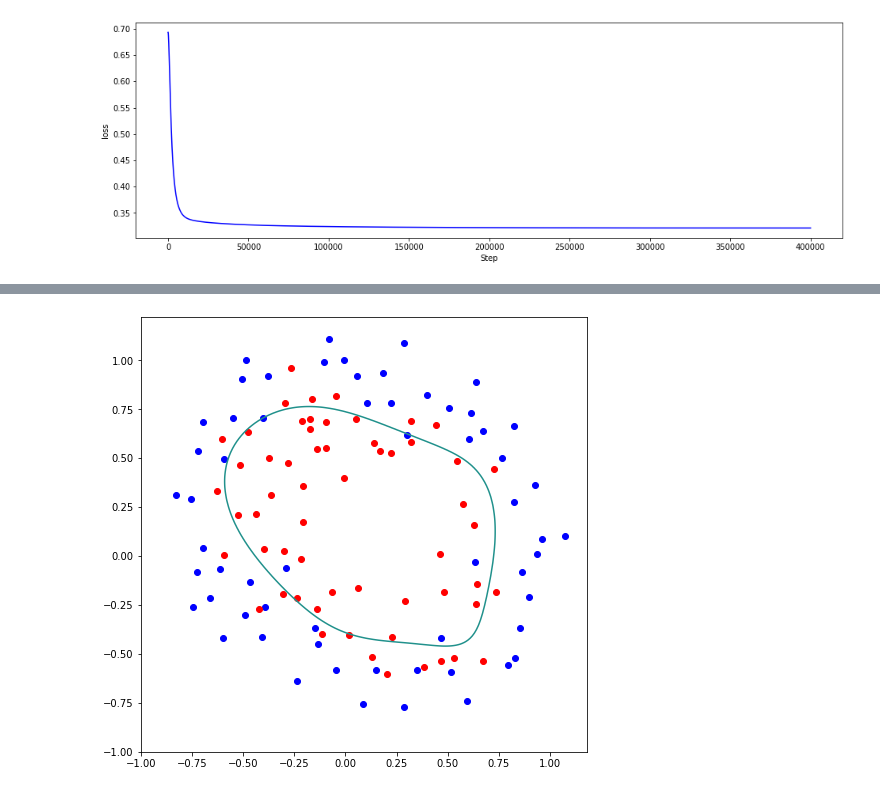
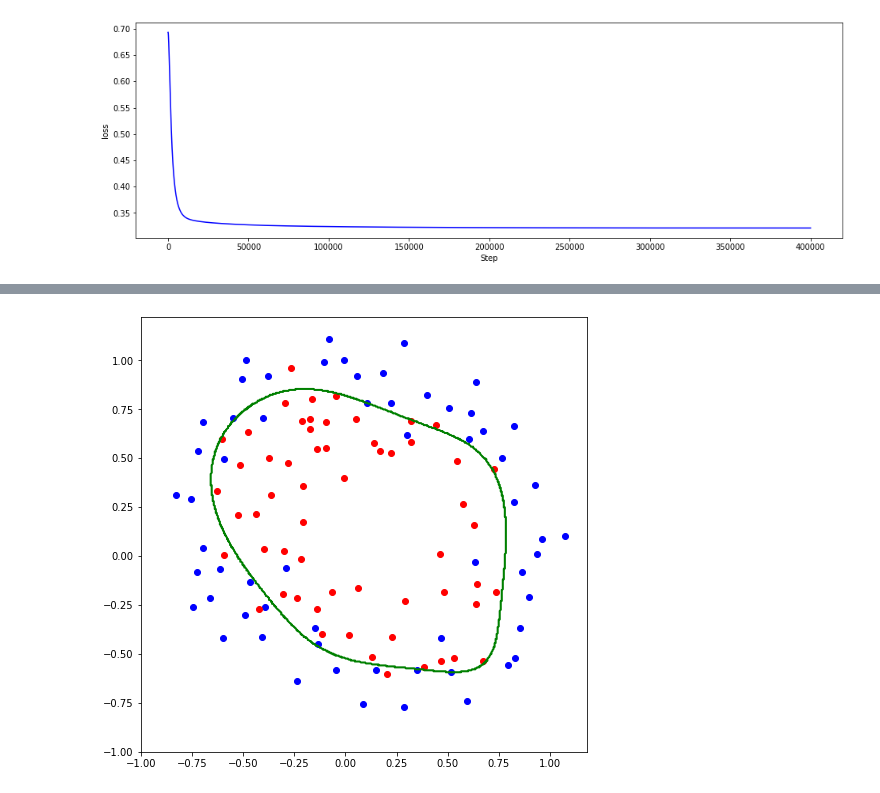
Before and after one commit to wonbeomjang/CAU54161-Machine-learning-class, a Jupyter notebook: Assignment_06/Assignment_06.ipynb, the cells around one changed output, grey strips where cells are left out. Cells and saved outputs as stored; diff of their text form; code cells hidden in the pictures.

```diff
--- a/Assignment_06/Assignment_06.ipynb
+++ b/Assignment_06/Assignment_06.ipynb
@@ -21,7 +21,7 @@ def BCELoss(pred: np.ndarray, label: np.ndarray):
     return -(label * np.log(pred) + (1 - label) * np.log(1 - pred)).mean(dtype=np.float64)
 
 class LearningRate:
-    def __init__(self, lr, epoch, step=1):
+    def __init__(self, lr, epoch, step=0):
         self._lr = lr
         self._step = step
         self._epoch = epoch
@@ -56,16 +56,18 @@ transformed_data.shape
 (118, 16)
 # %%
 from tqdm import tqdm
+
+epoch = 400000
+initial_lr = 1
+max_acc = 0
 
 lrs = []
 losses = []
 accuracys = []
 weights = []
 biases = []
-epoch = 400000
-e = 1e-20
-max_acc = 0
-learning_rate = LearningRate(1, epoch)
+
+learning_rate = LearningRate(initial_lr, epoch)
 model = Model()
 
 for step in tqdm(range(epoch)):
@@ -140,25 +175,14 @@ plt.show()
 # %%
-data    = np.genfromtxt("data-nonlinear.txt", delimiter=',')
-pointX  = data[:, 0]
-pointY  = data[:, 1]
-label   = data[:, 2]
-
-pointX0 = pointX[label == 0]
-pointY0 = pointY[label == 0]
-
-pointX1 = pointX[label == 1]
-pointY1 = pointY[label == 1]
-
 plt.figure(figsize=(8, 8))
 plt.scatter(pointX0, pointY0, c='b')
 plt.scatter(pointX1, pointY1, c='r')
 
-x = np.arange(-1, 1, 0.01)
-y = np.arange(-1, 1, 0.01)
+x = np.arange(-1, 1, 0.005)
+y = np.arange(-1, 1, 0.005)
 data = np.array(np.meshgrid(x, y)).T.reshape(-1,2)
-z = model(preprocess_data(data))
-plt.tricontour(data[:, 0:1].squeeze(), data[:, 1:2].squeeze(), z.squeeze(), levels=0, folor='green')
+z = model(preprocess_data(data)) < 0.5
+plt.tricontour(data[:, 0:1].squeeze(), data[:, 1:2].squeeze(), z.squeeze(), levels=1, colors='g')
 
 plt.show()
 # %% [output]
-[figure, old version]
+[figure, new version]
```
Also changed, not shown: parts of 11 cells of this notebook.
